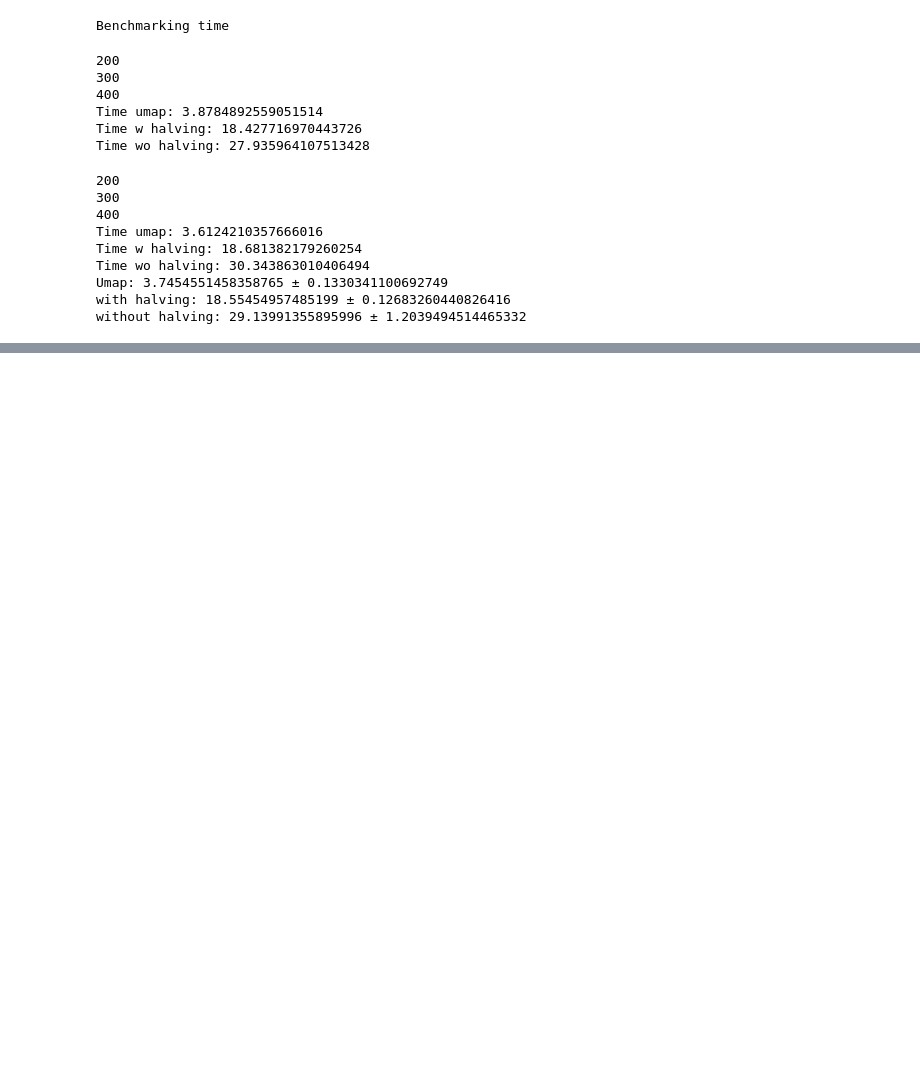
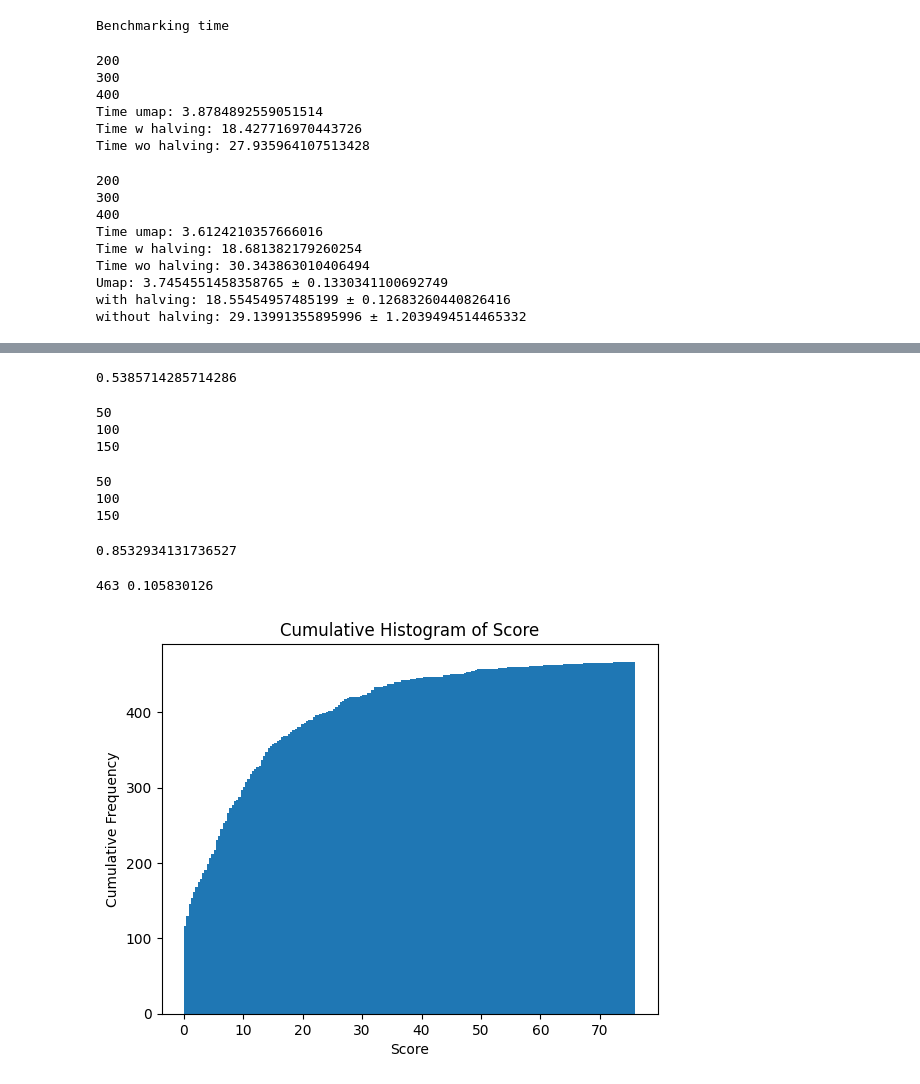
Before and after one commit to jjmmwon/ghostumap-exp, a Jupyter notebook: evaluation/evaluation.ipynb, the cells around one changed output, grey strips where cells are left out. Saved outputs shown, nothing was run; the diff lists cells and outputs as text; code cells hidden in the pictures; blank space fills up the shorter version.

Commit message:
update benchmark

```diff
--- a/evaluation/evaluation.ipynb
+++ b/evaluation/evaluation.ipynb
@@ -32,3 +314,6 @@ Time wo halving: 30.343863010406494
 Umap: 3.7454551458358765 ± 0.1330341100692749
 with halving: 18.55454957485199 ± 0.12683260440826416
 without halving: 29.13991355895996 ± 1.2039494514465332
+# %%
+rank_halved, score_halved = ghostumap_.detect_instable_ghosts()
+rank, score = bm.detect_instable_ghosts(O, G, None)
@@ -34,0 +324,45 @@ without halving: 29.13991355895996 ± 1.2039494514465332
+# %%
+f1 = bm.measure_f1(rank, rank_halved, k=700)
+f1
+# %% [output]
+0.5385714285714286
+# %%
+cifar, cifar_knn = bm.load_dataset('cifar10')
+gu2 = GhostUMAP(precomputed_knn=cifar_knn)
+
+O2, G2, ghost_indices2 = gu2.fit_transform(
+    cifar, halving_points=[50, 100, 150], n_ghosts=16, benchmark="accuracy"
+)
+# %% [output]
+50
+100
+150
+# %%
+O3, G3, ghost_indices3 = gu2.fit_transform(
+    cifar, halving_points=[50, 100, 150], n_ghosts=16, benchmark="accuracy"
+)
+# %% [output]
+50
+100
+150
+# %%
+rh, sh = gu2.detect_instable_ghosts()
+r, score = bm.detect_instable_ghosts(O2, G2, None)
+# %%
+bm.measure_f1(r, rh, k=score[score>1].shape[0])
+# %% [output]
+0.8532934131736527
+# %%
+import matplotlib.pyplot as plt
+
+print(score[score>np.mean(score)].shape[0], np.mean(score))
+
+
+plt.hist(score[score>0.1], bins=200, cumulative=True)
+plt.xlabel('Score')
+plt.ylabel('Cumulative Frequency')
+plt.title('Cumulative Histogram of Score')
+plt.show()
+# %% [output]
+463 0.105830126
+[figure, added]
```
Also changed, not shown: parts of 17 cells of this notebook, 1 other file.
